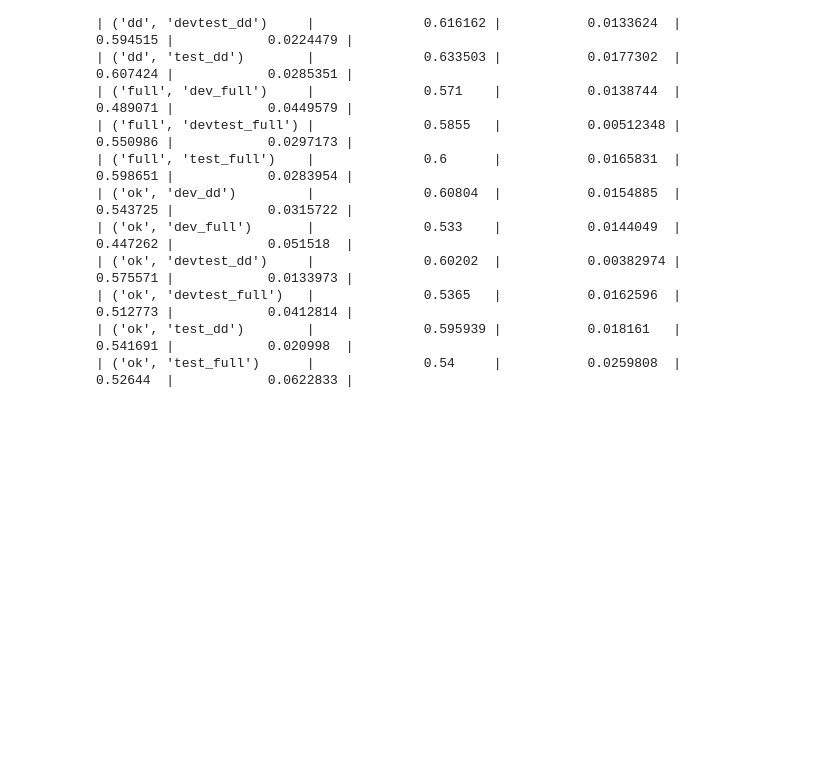
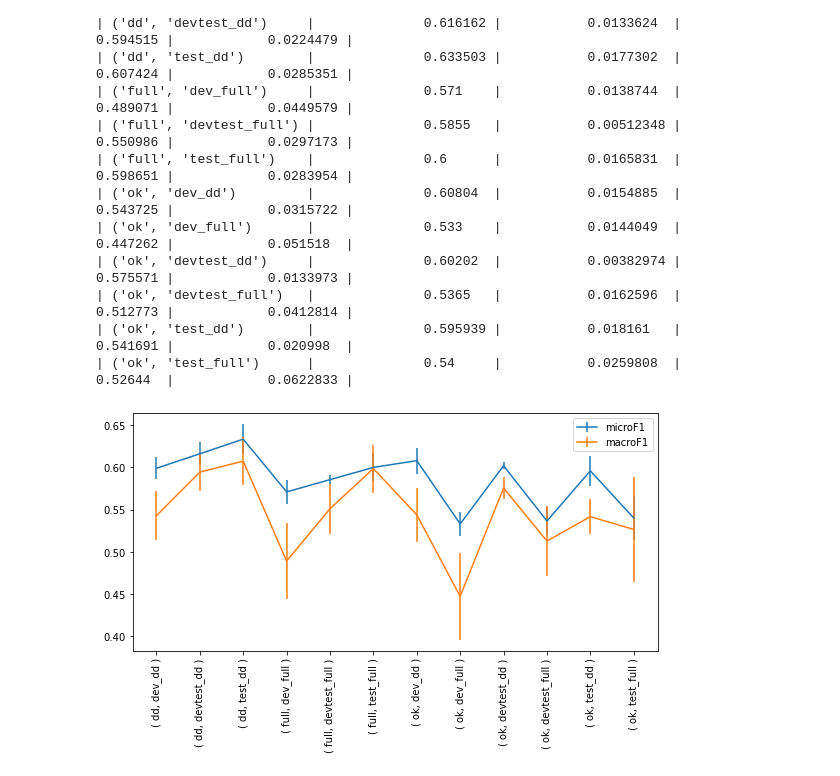
Before and after one commit to TajaKuzman/Transformers-GINCO-Experiments, a Jupyter notebook: 17_repeated_setup_training.ipynb, the cells around one changed output. Drawn from its saved outputs; the diff is of its cells as text; code cells hidden in the pictures; blank space fills up the shorter version.

Commit message:
Added a plot

```diff
--- a/17_repeated_setup_training.ipynb
+++ b/17_repeated_setup_training.ipynb
@@ -299,3 +299,20 @@ print(_.to_markdown())
 | ('ok', 'devtest_full')   |              0.5365   |           0.0162596  |              0.512773 |            0.0412814 |
 | ('ok', 'test_dd')        |              0.595939 |           0.018161   |              0.541691 |            0.020998  |
 | ('ok', 'test_full')      |              0.54     |           0.0259808  |              0.52644  |            0.0622833 |
+# %%
+import matplotlib.pyplot as plt
+%matplotlib inline
+fig, ax = plt.subplots(figsize=(8, 5))
+df["setup"] = [f"( {train}, {e} )" for train, e in zip(df.train.values, df["eval"].values)]
+gbdf = df.groupby(by="setup").mean()
+stds = df.groupby(by="setup").std()
+
+ax.errorbar(gbdf.index, gbdf.microF1, yerr=stds.microF1, label="microF1")
+ax.errorbar(gbdf.index, gbdf.macroF1, yerr=stds.macroF1, label="macroF1")
+
+ax.tick_params(axis='x', labelrotation= 90)
+ax.legend()
+fig.tight_layout()
+plt.savefig("images/17_stats_plot.png")
+# %% [output]
+[figure, added]
```
Also changed, not shown: parts of 1 cell of this notebook, 2 other files.
